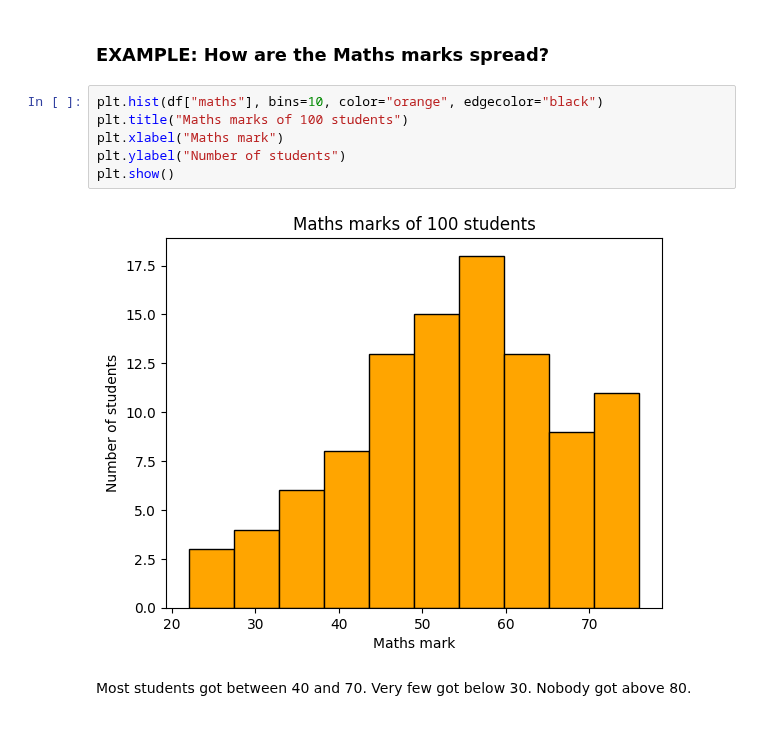
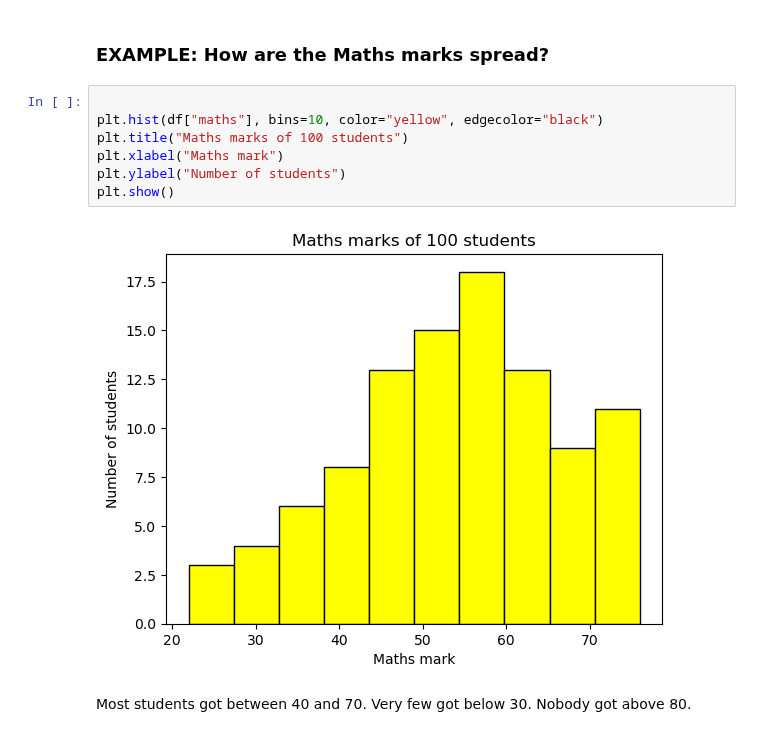
Before and after one commit to bariras-stack/Python-for-AI, a Jupyter notebook: notebooks/Week 4/Day 16/Day_16_Matplotlib_Seaborn.ipynb, the cells around one changed output. Saved outputs shown, nothing was run; the diff lists cells and outputs as text.

```diff
--- a/notebooks/Week 4/Day 16/Day_16_Matplotlib_Seaborn.ipynb
+++ b/notebooks/Week 4/Day 16/Day_16_Matplotlib_Seaborn.ipynb
@@ -254,13 +271,14 @@ Write your code in the cell below.
 # %% [markdown]
 ### EXAMPLE: How are the Maths marks spread?
 # %%
-plt.hist(df["maths"], bins=10, color="orange", edgecolor="black")
+
+plt.hist(df["maths"], bins=10, color="yellow", edgecolor="black")
 plt.title("Maths marks of 100 students")
 plt.xlabel("Maths mark")
 plt.ylabel("Number of students")
 plt.show()
 # %% [output]
-[figure, old version]
+[figure, new version]
 # %% [markdown]
 Most students got between 40 and 70. Very few got below 30. Nobody got above 80.
 # %% [markdown]
```
Also changed, not shown: parts of 20 cells of this notebook, 3 other files.
